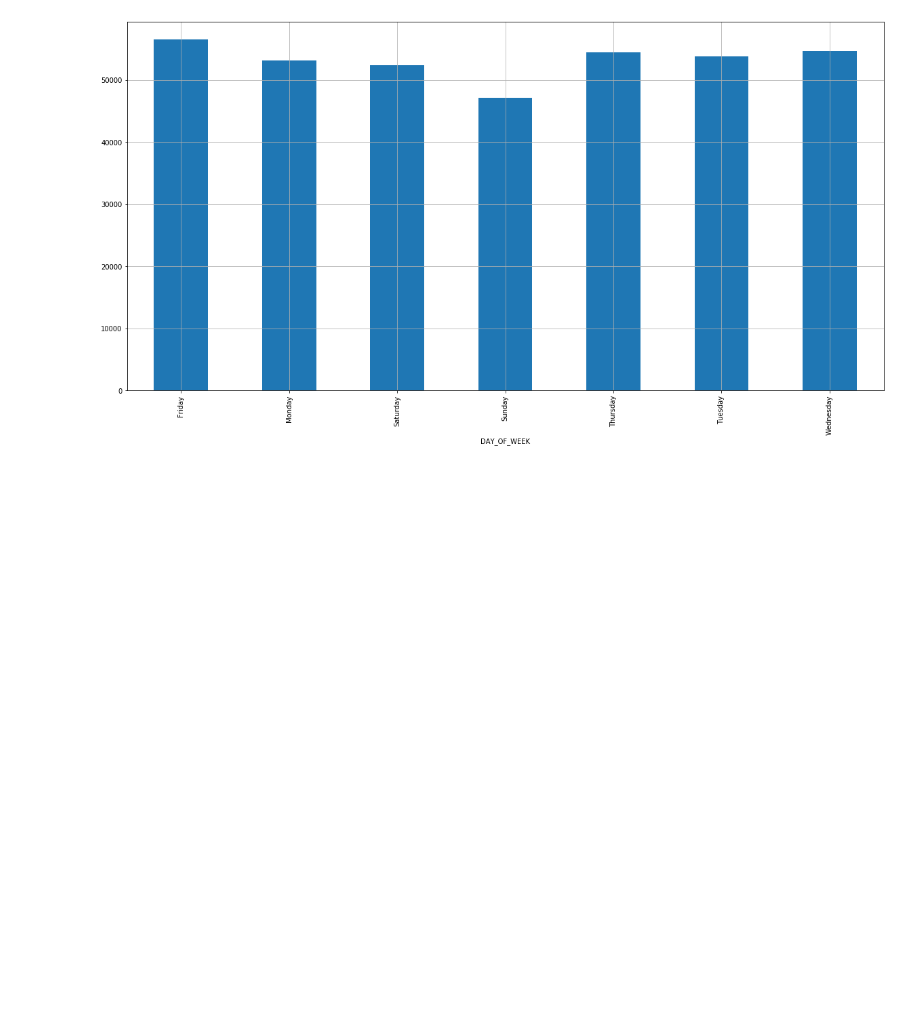
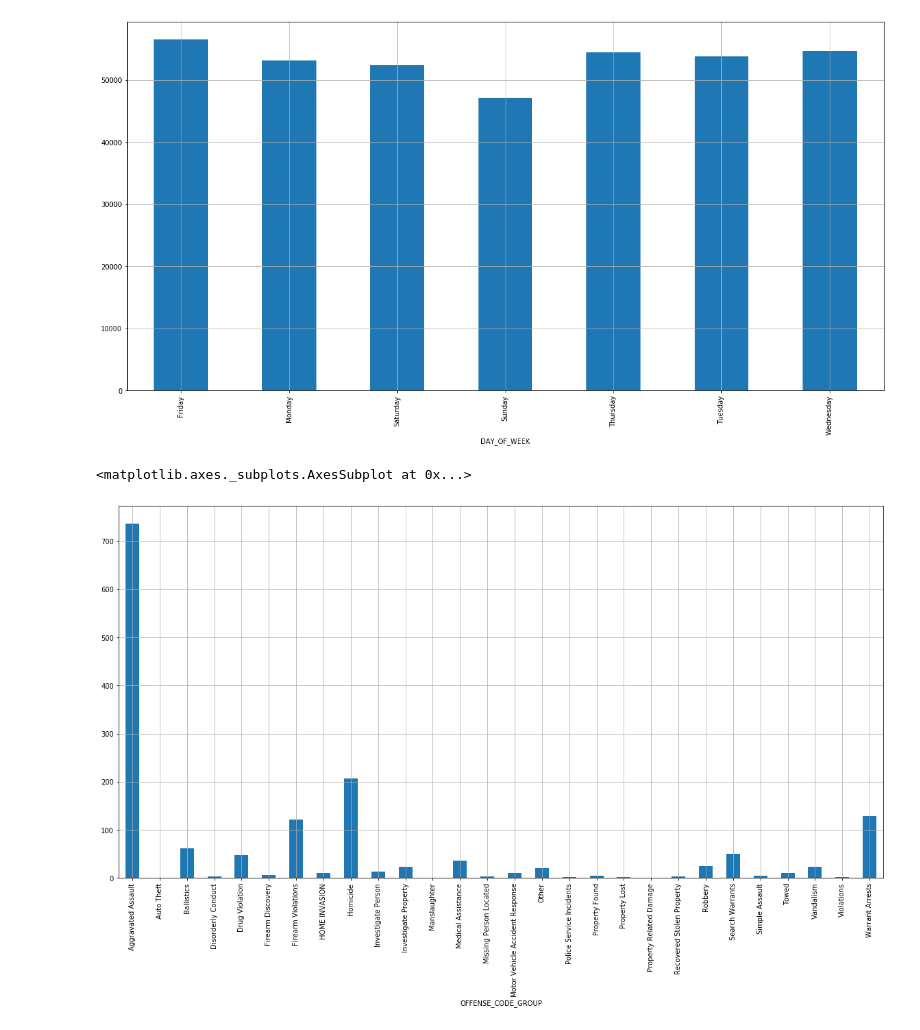
Before and after one commit to mitresh95/ImpactOfCrimeOnHousing, a Jupyter notebook: Project.ipynb, the cells around one changed output. Saved outputs shown, nothing was run; the diff lists cells and outputs as text; code cells hidden in the pictures; blank space fills up the shorter version.

Commit message:
adding a new plot and some forecasting

```diff
--- a/Project.ipynb
+++ b/Project.ipynb
@@ -302,3 +302,11 @@ crime_data.groupby(['DAY_OF_WEEK']).count()['INCIDENT_NUMBER'].plot.bar(grid=Tru
 # %% [output]
 <matplotlib.axes._subplots.AxesSubplot at 0x...>
 [figure]
+# %%
+# A chart displaying the number of crimes in which shooting was involved. OR in other words, it is showing which crime
+# is the one displaying chaces of probable shooting.
+
+crime_data.loc[crime_data['SHOOTING'] == 'Y'].groupby(['OFFENSE_CODE_GROUP']).count()['INCIDENT_NUMBER'].plot.bar(grid=True, figsize=(20, 10))
+# %% [output]
+<matplotlib.axes._subplots.AxesSubplot at 0x...>
+[figure, added]
```
Also changed, not shown: parts of 2 cells of this notebook.
